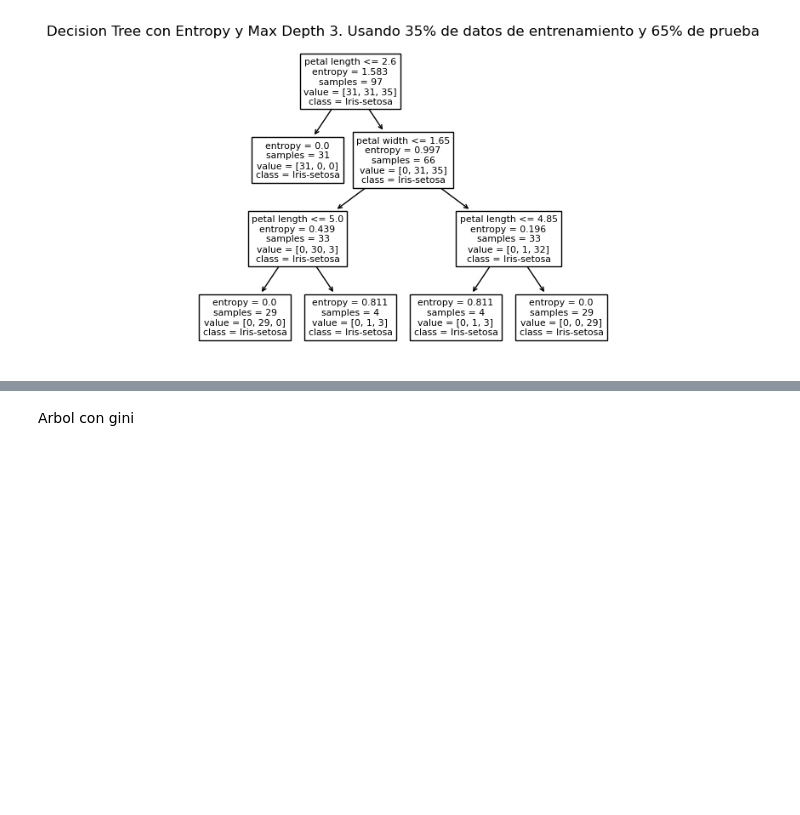
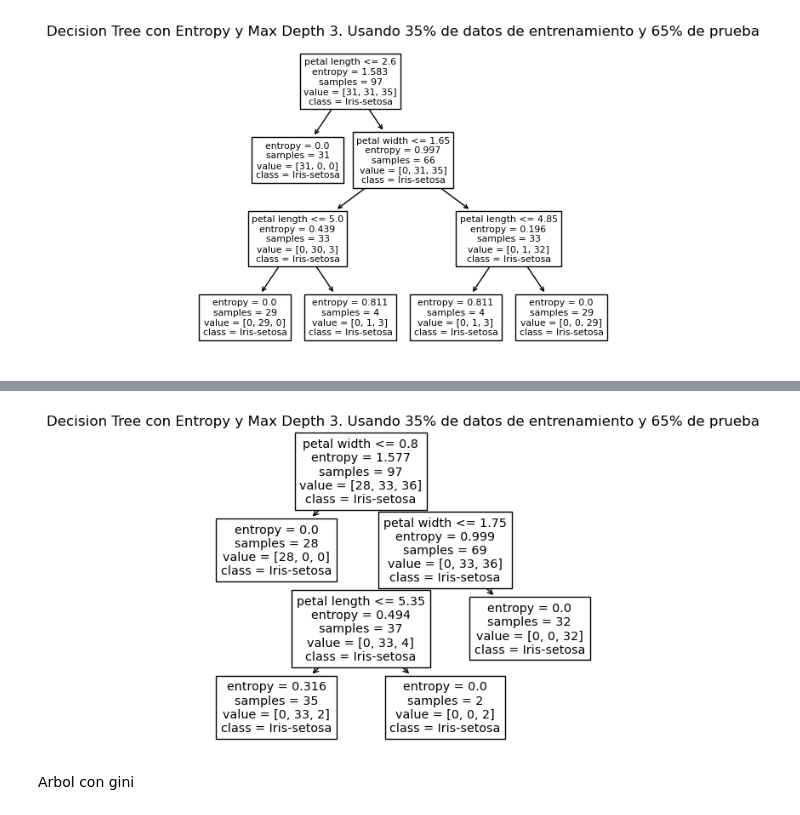
Before and after one commit to analucia2107/Evidencia_Modulo2_A01284090, a Jupyter notebook: MometoRetro_Modulo2_AnalisisyReporte_A01284090.ipynb, the cells around one changed output, grey strips where cells are left out. Drawn from its saved outputs; the diff is of its cells as text; code cells hidden in the pictures; blank space fills up the shorter version.

```diff
--- a/MometoRetro_Modulo2_AnalisisyReporte_A01284090.ipynb
+++ b/MometoRetro_Modulo2_AnalisisyReporte_A01284090.ipynb
@@ -88,0 +91,9 @@ plt.show()
+# %%
+#Utilizamos train test split para poder separar los datos en 35% prueba, 65% entrenamiento y random state 1.
+X_train1, X_test1, y_train1, y_test1 = train_test_split(X, y, test_size = 0.35, random_state = 25)
+# %%
+#Cambiamos el max depth del decision tree classifier a 3 con criterion de entropy.
+myTree_entropy1 = tree.DecisionTreeClassifier(criterion = "entropy", max_depth = 3)
+myTree_entropy1.fit(X_train1, y_train1)
+#Guardaremos los valores predict de X_test en y_pred
+y_pred1 = myTree_entropy.predict(X_test1)
@@ -89,3 +116,9 @@ plt.show()
+# %%
+tree.plot_tree(myTree_entropy1, feature_names=columns, class_names=y)
+plt.title("Decision Tree con Entropy y Max Depth 3. Usando 35% de datos de entrenamiento y 65% de prueba")
+plt.show()
+# %% [output]
+[figure, added]
 # %% [markdown]
 Arbol con gini
 # %%
```
Also changed, not shown: parts of 15 cells of this notebook.
